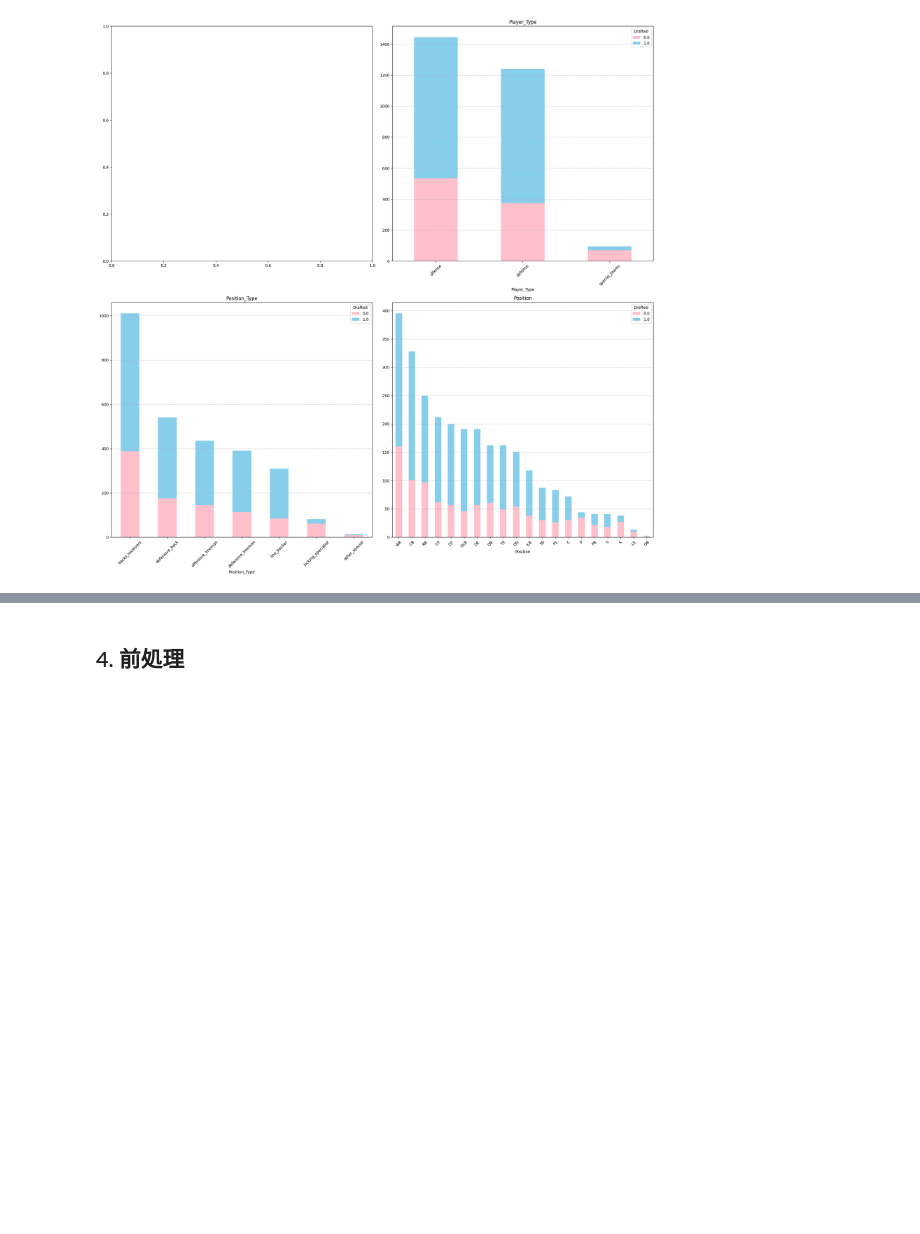
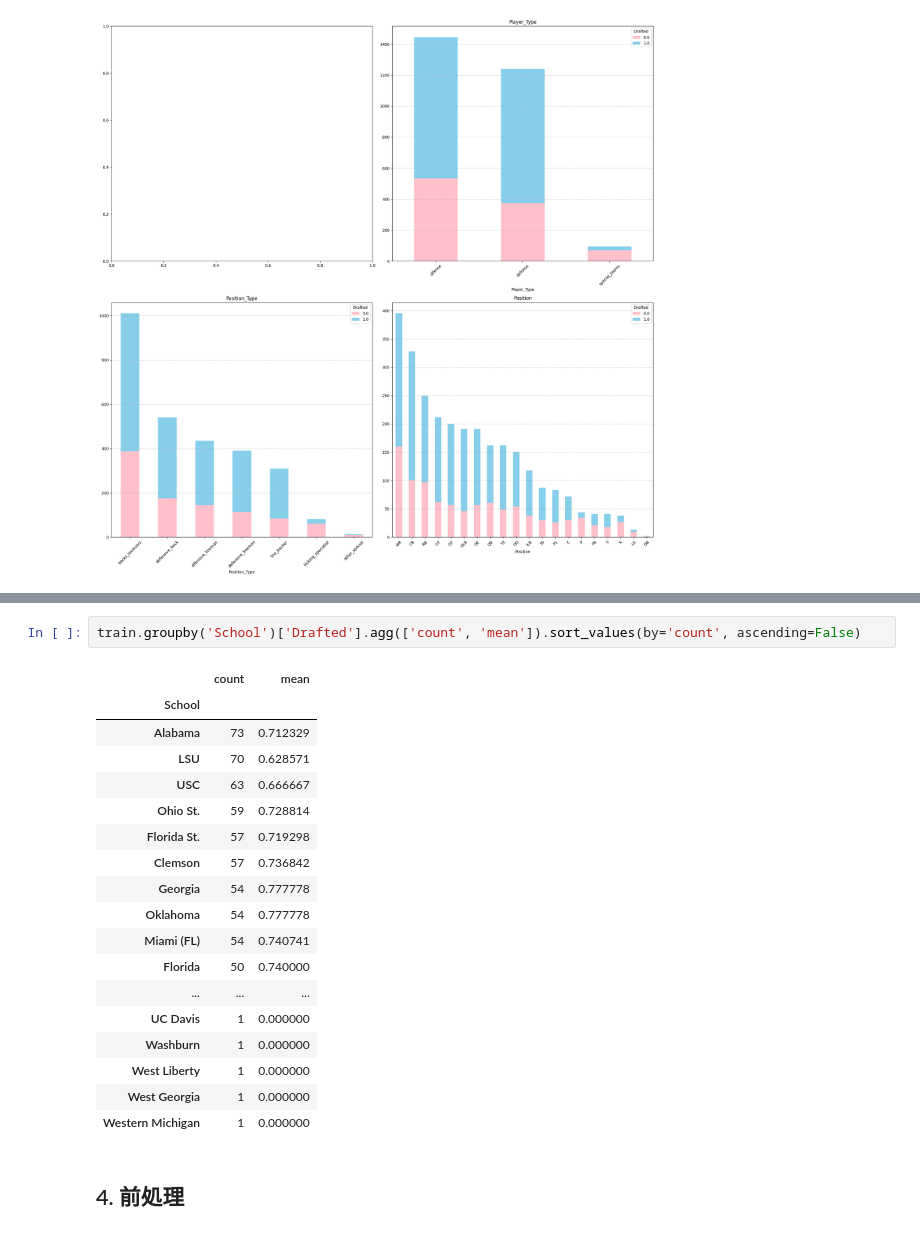
Before and after one commit to yamatai-wizard/GCI_Competition2, a Jupyter notebook: NFL_Draft_Prediction.ipynb, the cells around one changed output, grey strips where cells are left out. Cells and saved outputs as stored; diff of their text form; blank space fills up the shorter version.

```diff
--- a/NFL_Draft_Prediction.ipynb
+++ b/NFL_Draft_Prediction.ipynb
@@ -299,3 +294,24 @@ plt.show()
+# %%
+train.groupby('School')['Drafted'].agg(['count', 'mean']).sort_values(by='count', ascending=False)
+# %% [output]
+|  | count | mean |
+| School |  |  |
+| Alabama | 73 | 0.712329 |
+| LSU | 70 | 0.628571 |
+| USC | 63 | 0.666667 |
+| Ohio St. | 59 | 0.728814 |
+| Florida St. | 57 | 0.719298 |
+| Clemson | 57 | 0.736842 |
+| Georgia | 54 | 0.777778 |
+| Oklahoma | 54 | 0.777778 |
+| Miami (FL) | 54 | 0.740741 |
+| Florida | 50 | 0.740000 |
+| ... | ... | ... |
+| UC Davis | 1 | 0.000000 |
+| Washburn | 1 | 0.000000 |
+| West Liberty | 1 | 0.000000 |
+| West Georgia | 1 | 0.000000 |
+| Western Michigan | 1 | 0.000000 |
 # %% [markdown]
 ## 4. 前処理
 # %%
```
Also changed, not shown: parts of 15 cells of this notebook.
